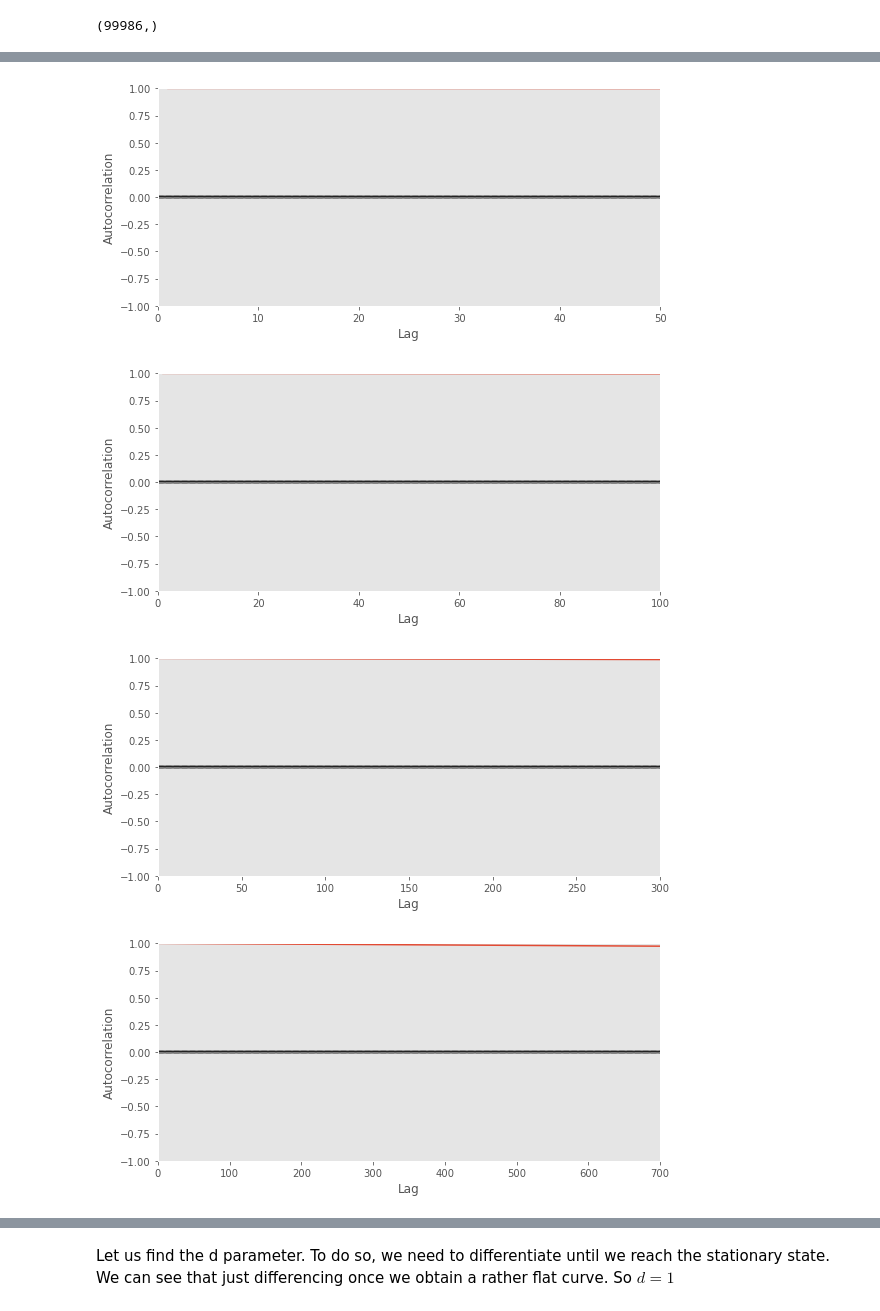
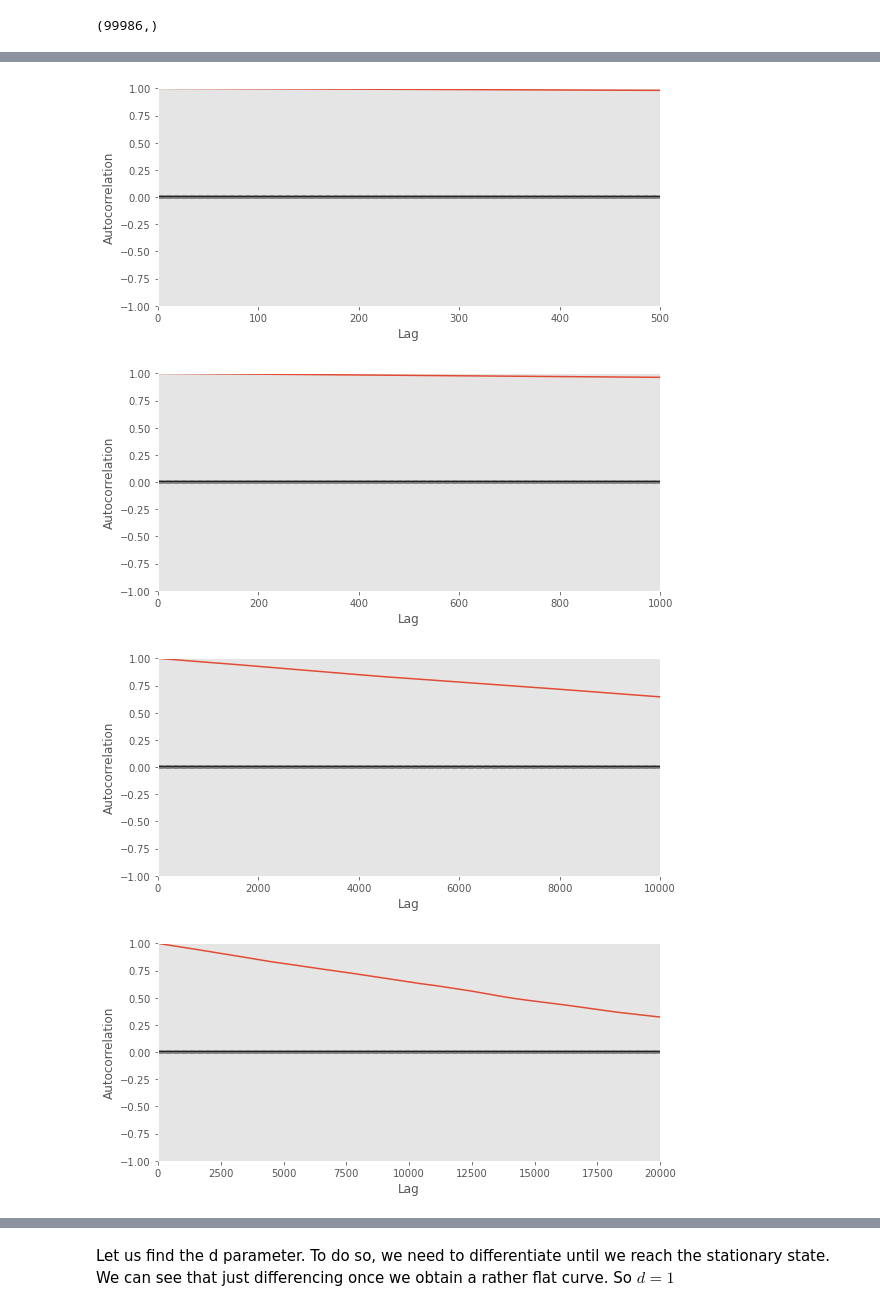
Before and after one commit to xBorja042/Krypto_Trading, a Jupyter notebook: 01_Data_Preprocessing_and_ARIMA.ipynb, the cells around one changed output, grey strips where cells are left out. Cells and saved outputs as stored; diff of their text form; code cells hidden in the pictures.

```diff
--- a/01_Data_Preprocessing_and_ARIMA.ipynb
+++ b/01_Data_Preprocessing_and_ARIMA.ipynb
@@ -123,14 +163,14 @@ price.shape
 # %%
 import matplotlib.pyplot as plt
 plt.style.use('ggplot')
 plt.rcParams['figure.figsize'] = [9, 4]
 
 from pandas.plotting import autocorrelation_plot
-for i in [50, 100, 300, 700]:
+for i in [500, 1000, 10000, 20000]:
     autocorrelation_plot(price).set_xlim([0, i])
     plt.show()
 # %% [output]
-[figure, old version]
+[figure, new version]
-[figure, old version]
+[figure, new version]
-[figure, old version]
+[figure, new version]
-[figure, old version]
+[figure, new version]
```
Also changed, not shown: parts of 26 cells of this notebook.
